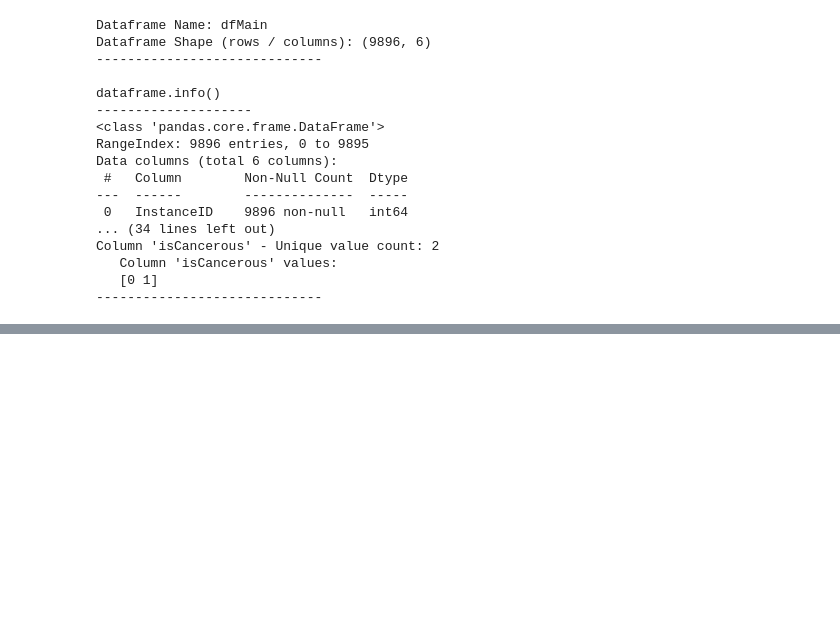
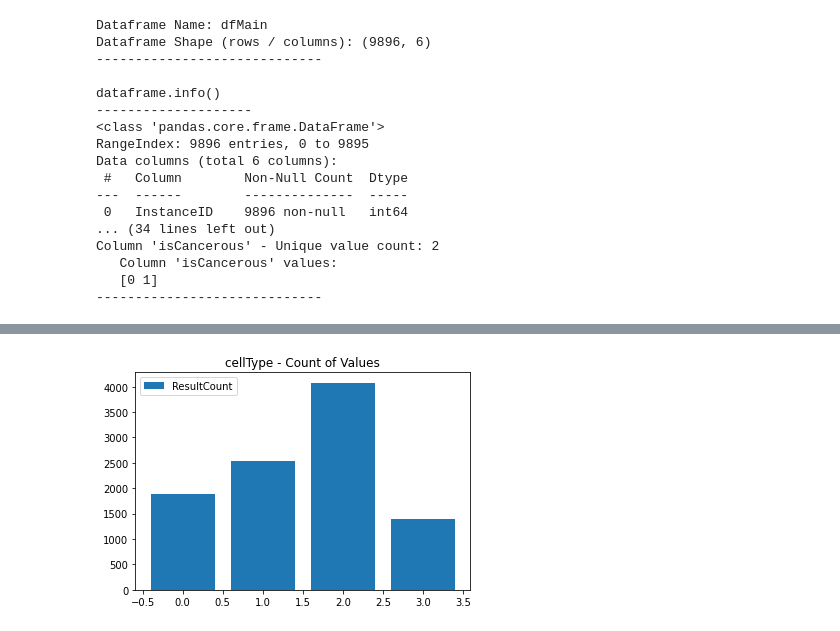
Before and after one commit to s2105802-Nelson/COSC2673-A2-Group42, a Jupyter notebook: 01.DataExploration.ipynb, the cells around one changed output, grey strips where cells are left out. Cells and saved outputs as stored; diff of their text form; code cells hidden in the pictures; blank space fills up the shorter version.

```diff
--- a/01.DataExploration.ipynb
+++ b/01.DataExploration.ipynb
@@ -77,0 +89,3 @@ Column 'isCancerous' - Unique value count: 2
+# %%
+graphutil.graphBasicBarDistribution(dfMain, "cellType")
+# %% [output]
@@ -77,0 +93 @@ Column 'isCancerous' - Unique value count: 2
+[figure, added]
```
Also changed, not shown: parts of 8 cells of this notebook, 5 other files.
